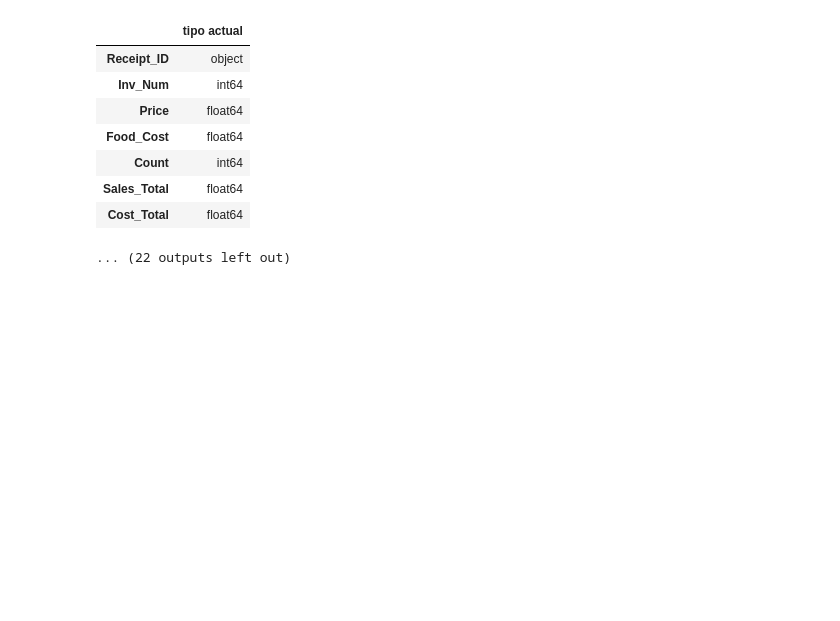
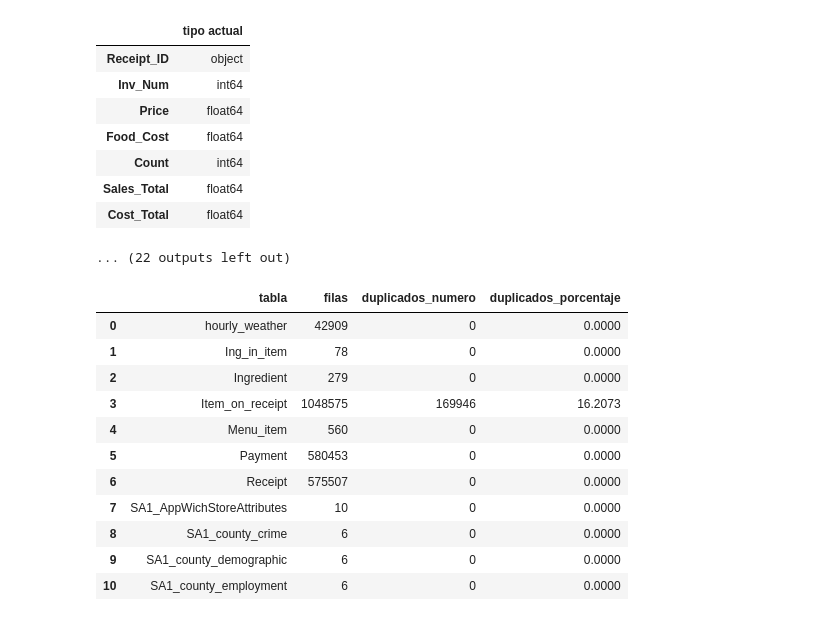
Before and after one commit to AllanVCh/food_service_kpi_analysis, a Jupyter notebook: Notebooks/exploracion_limpieza_dataset.ipynb, the cells around one changed output. Saved outputs shown, nothing was run; the diff lists cells and outputs as text; code cells hidden in the pictures; blank space fills up the shorter version.

```diff
--- a/Notebooks/exploracion_limpieza_dataset.ipynb
+++ b/Notebooks/exploracion_limpieza_dataset.ipynb
@@ -178,3 +178,33 @@ Tabla: Item_on_receipt
 | Sales_Total | float64 |
 | Cost_Total | float64 |
 ... (22 outputs left out)
+# %%
+#identificamos posibles duplicados
+duplicate_report = []
+
+for name, df in datasets.items():
+    duplicate_report.append({
+        "tabla":name,
+        "filas":len(df),
+        "duplicados_numero":int(df.duplicated().sum()),
+        "duplicados_porcentaje":round(
+            df.duplicated().mean()*100,4
+        )
+    })
+
+duplicated_df = pd.DataFrame(duplicate_report)
+
+display(duplicated_df)
+# %% [output]
+|  | tabla | filas | duplicados_numero | duplicados_porcentaje |
+| 0 | hourly_weather | 42909 | 0 | 0.0000 |
+| 1 | Ing_in_item | 78 | 0 | 0.0000 |
+| 2 | Ingredient | 279 | 0 | 0.0000 |
+| 3 | Item_on_receipt | 1048575 | 169946 | 16.2073 |
+| 4 | Menu_item | 560 | 0 | 0.0000 |
+| 5 | Payment | 580453 | 0 | 0.0000 |
+| 6 | Receipt | 575507 | 0 | 0.0000 |
+| 7 | SA1_AppWichStoreAttributes | 10 | 0 | 0.0000 |
+| 8 | SA1_county_crime | 6 | 0 | 0.0000 |
+| 9 | SA1_county_demographic | 6 | 0 | 0.0000 |
+| 10 | SA1_county_employment | 6 | 0 | 0.0000 |
```
Also changed, not shown: parts of 3 cells of this notebook.
